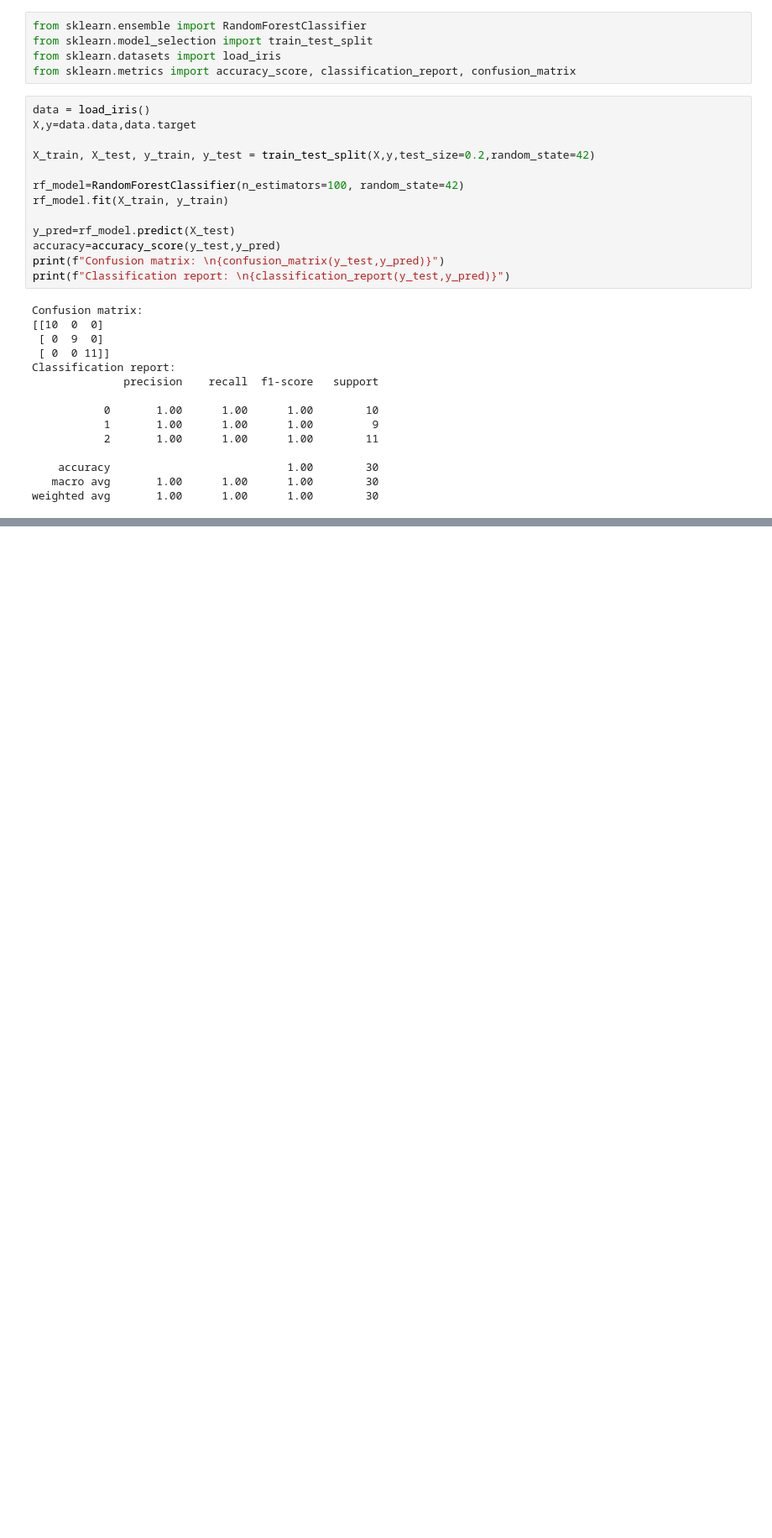
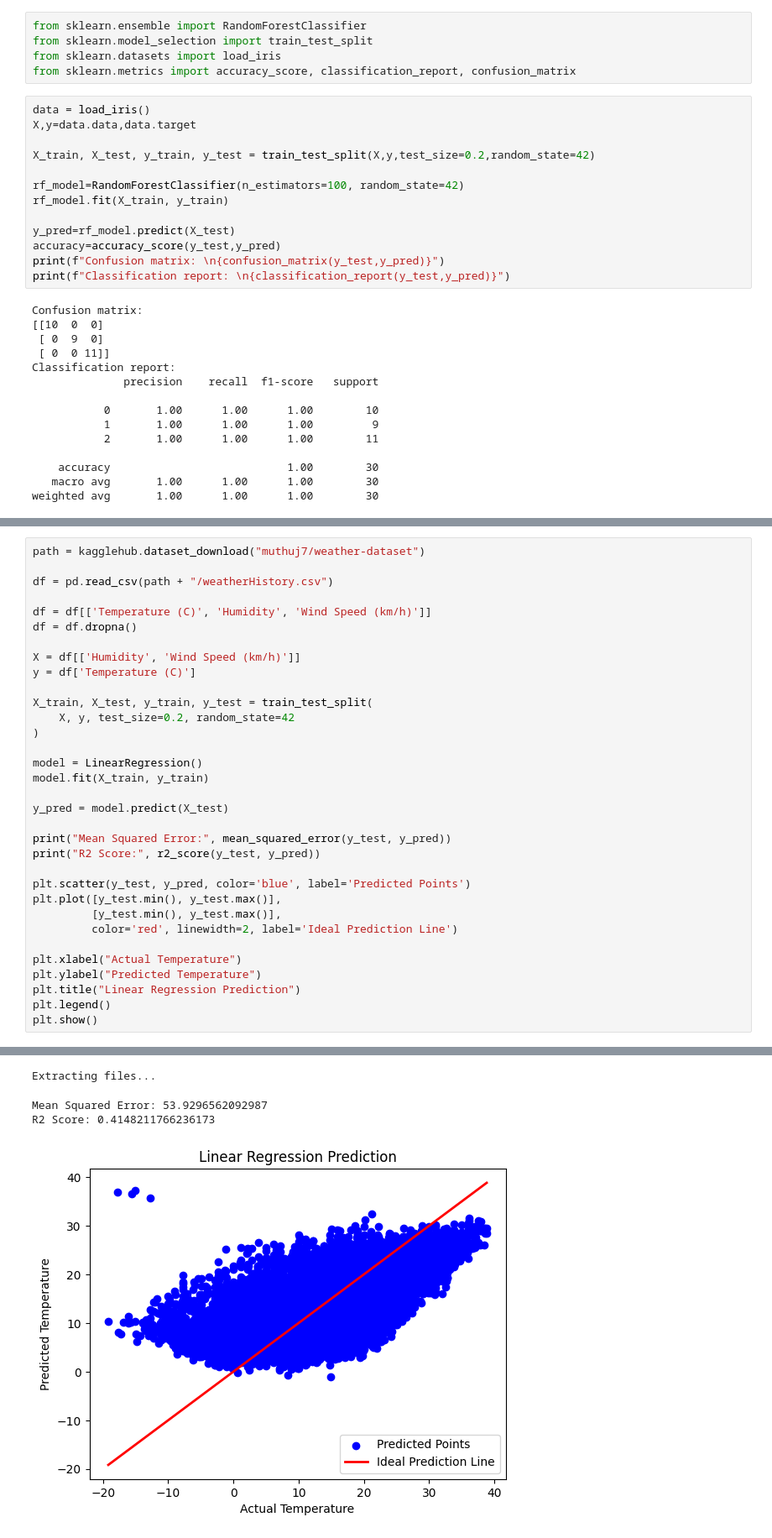
Before and after one commit to GNithish10/ML-Lab, a Jupyter notebook: ML.ipynb, the cells around one changed output, grey strips where cells are left out. Shown at 84% size. Saved outputs shown, nothing was run; the diff lists cells and outputs as text; blank space fills up the shorter version.

```diff
--- a/ML.ipynb
+++ b/ML.ipynb
@@ -943,0 +956,34 @@ weighted avg       1.00      1.00      1.00        30
+# %%
+path = kagglehub.dataset_download("muthuj7/weather-dataset")
+
+df = pd.read_csv(path + "/weatherHistory.csv")
+
+df = df[['Temperature (C)', 'Humidity', 'Wind Speed (km/h)']]
+df = df.dropna()
+
+X = df[['Humidity', 'Wind Speed (km/h)']]
+y = df['Temperature (C)']
+
+X_train, X_test, y_train, y_test = train_test_split(
+    X, y, test_size=0.2, random_state=42
+)
+
+model = LinearRegression()
+model.fit(X_train, y_train)
+
+y_pred = model.predict(X_test)
+
+print("Mean Squared Error:", mean_squared_error(y_test, y_pred))
+print("R2 Score:", r2_score(y_test, y_pred))
+
+plt.scatter(y_test, y_pred, color='blue', label='Predicted Points')
+plt.plot([y_test.min(), y_test.max()],
+         [y_test.min(), y_test.max()],
+         color='red', linewidth=2, label='Ideal Prediction Line')
+
+plt.xlabel("Actual Temperature")
+plt.ylabel("Predicted Temperature")
+plt.title("Linear Regression Prediction")
+plt.legend()
+plt.show()
+# %% [output]
@@ -943,0 +991,4 @@ weighted avg       1.00      1.00      1.00        30
+Extracting files...
+Mean Squared Error: 53.9296562092987
+R2 Score: 0.4148211766236173
+[figure, added]
```
Also changed, not shown: parts of 12 cells of this notebook, 1 other file.
